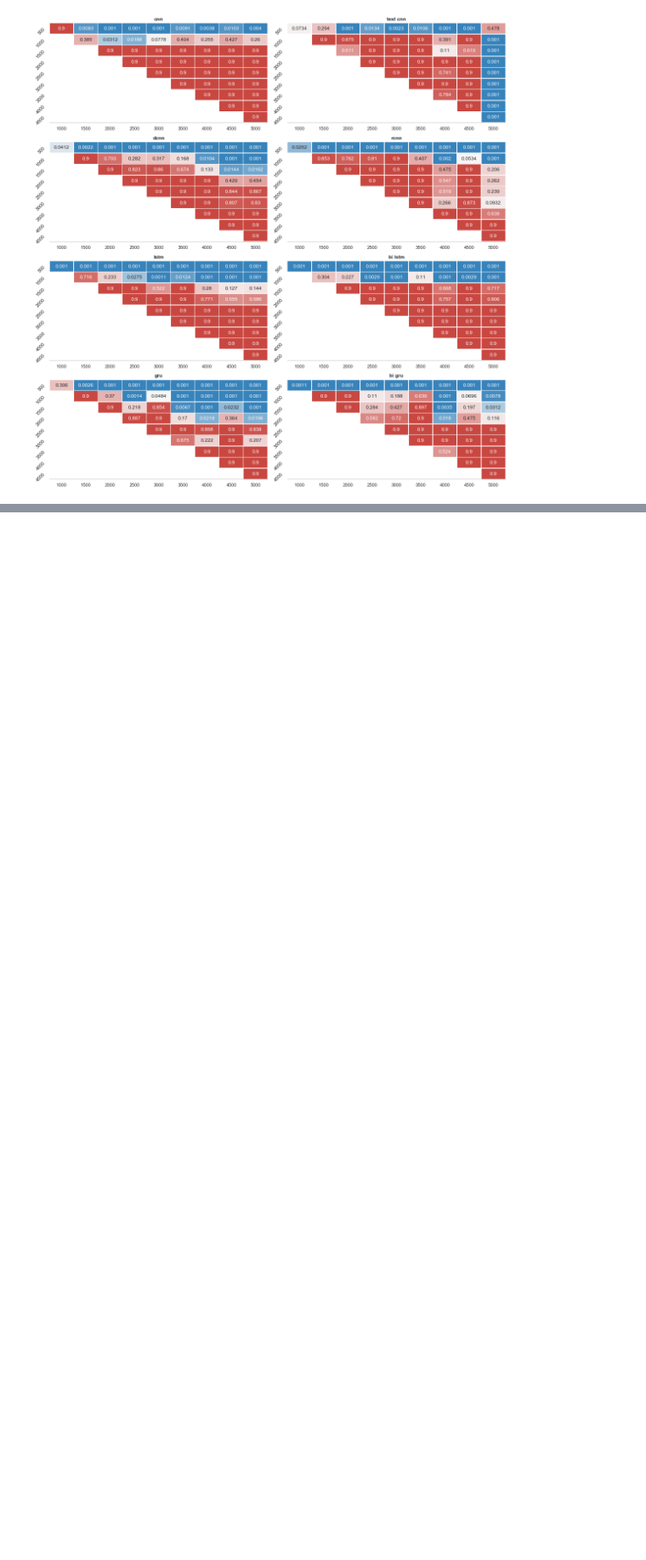
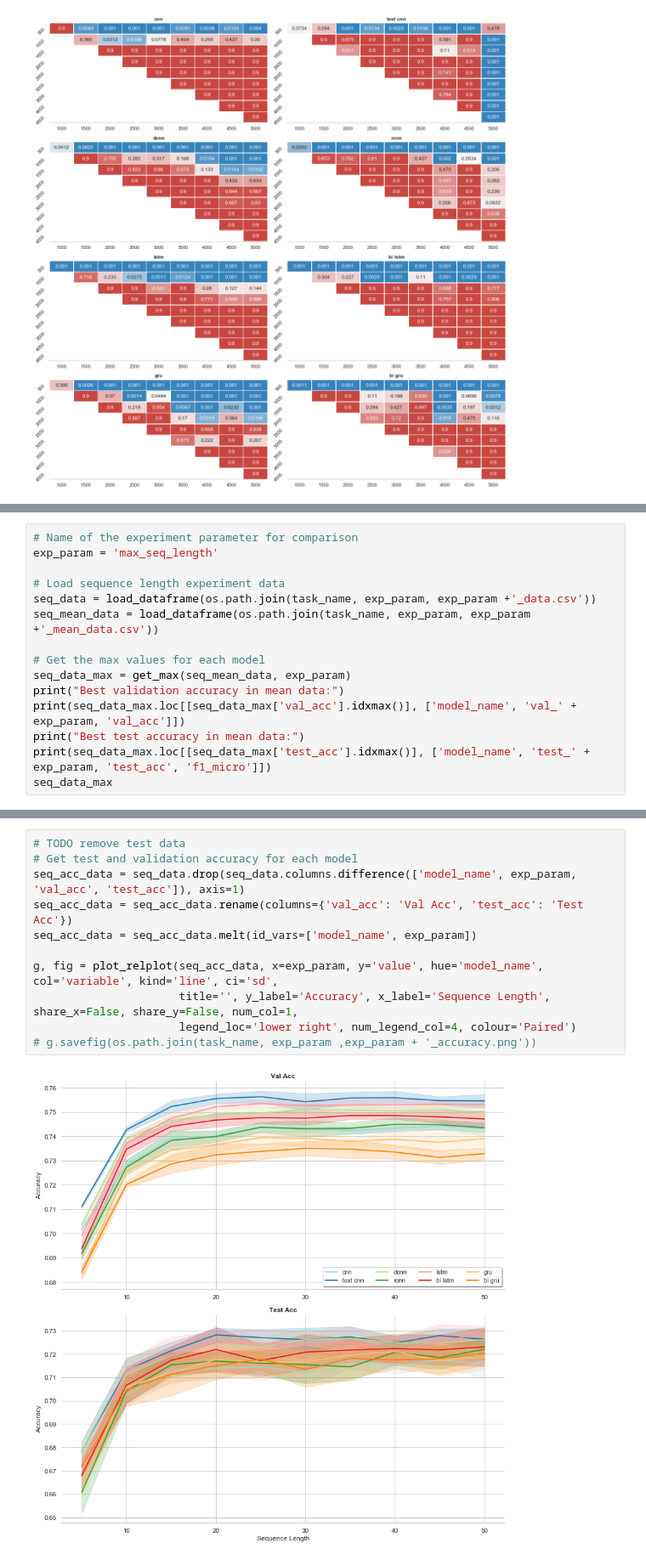
Before and after one commit to NathanDuran/Sentence-Encoding-for-DA-Classification, a Jupyter notebook: data_processing/results.ipynb, the cells around one changed output, grey strips where cells are left out. Shown at 85% size. Drawn from its saved outputs; the diff is of its cells as text; blank space fills up the shorter version.

```diff
--- a/data_processing/results.ipynb
+++ b/data_processing/results.ipynb
@@ -146,0 +153,15 @@ g, fig = plot_facetgrid(tukey_frame, x='group1', y='group2', hue='p-value', col=
+# %%
+# Name of the experiment parameter for comparison
+exp_param = 'max_seq_length'
+
+# Load sequence length experiment data
+seq_data = load_dataframe(os.path.join(task_name, exp_param, exp_param +'_data.csv'))
+seq_mean_data = load_dataframe(os.path.join(task_name, exp_param, exp_param +'_mean_data.csv'))
+
+# Get the max values for each model
+seq_data_max = get_max(seq_mean_data, exp_param)
+print("Best validation accuracy in mean data:")
+print(seq_data_max.loc[[seq_data_max['val_acc'].idxmax()], ['model_name', 'val_' + exp_param, 'val_acc']])
+print("Best test accuracy in mean data:")
+print(seq_data_max.loc[[seq_data_max['test_acc'].idxmax()], ['model_name', 'test_' + exp_param, 'test_acc', 'f1_micro']])
+seq_data_max
@@ -146,0 +186,13 @@ g, fig = plot_facetgrid(tukey_frame, x='group1', y='group2', hue='p-value', col=
+# %%
+# TODO remove test data
+# Get test and validation accuracy for each model
+seq_acc_data = seq_data.drop(seq_data.columns.difference(['model_name', exp_param, 'val_acc', 'test_acc']), axis=1)
+seq_acc_data = seq_acc_data.rename(columns={'val_acc': 'Val Acc', 'test_acc': 'Test Acc'})
+seq_acc_data = seq_acc_data.melt(id_vars=['model_name', exp_param])
+
+g, fig = plot_relplot(seq_acc_data, x=exp_param, y='value', hue='model_name', col='variable', kind='line', ci='sd',
+                      title='', y_label='Accuracy', x_label='Sequence Length',  share_x=False, share_y=False, num_col=1,
+                      legend_loc='lower right', num_legend_col=4, colour='Paired')
+# g.savefig(os.path.join(task_name, exp_param ,exp_param + '_accuracy.png'))
+# %% [output]
+[figure, added]
```
Also changed, not shown: parts of 23 cells of this notebook, 1 other file.
